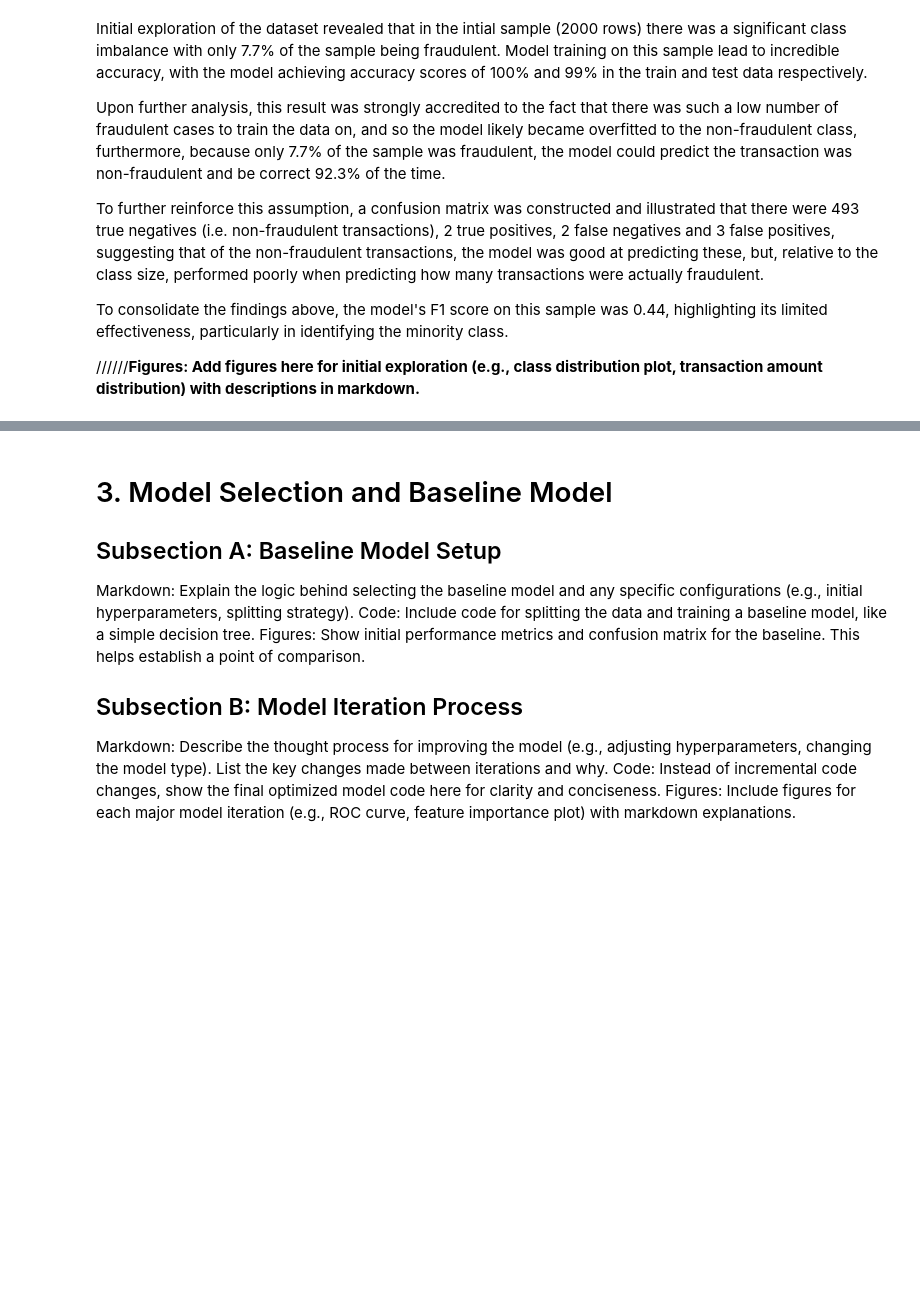
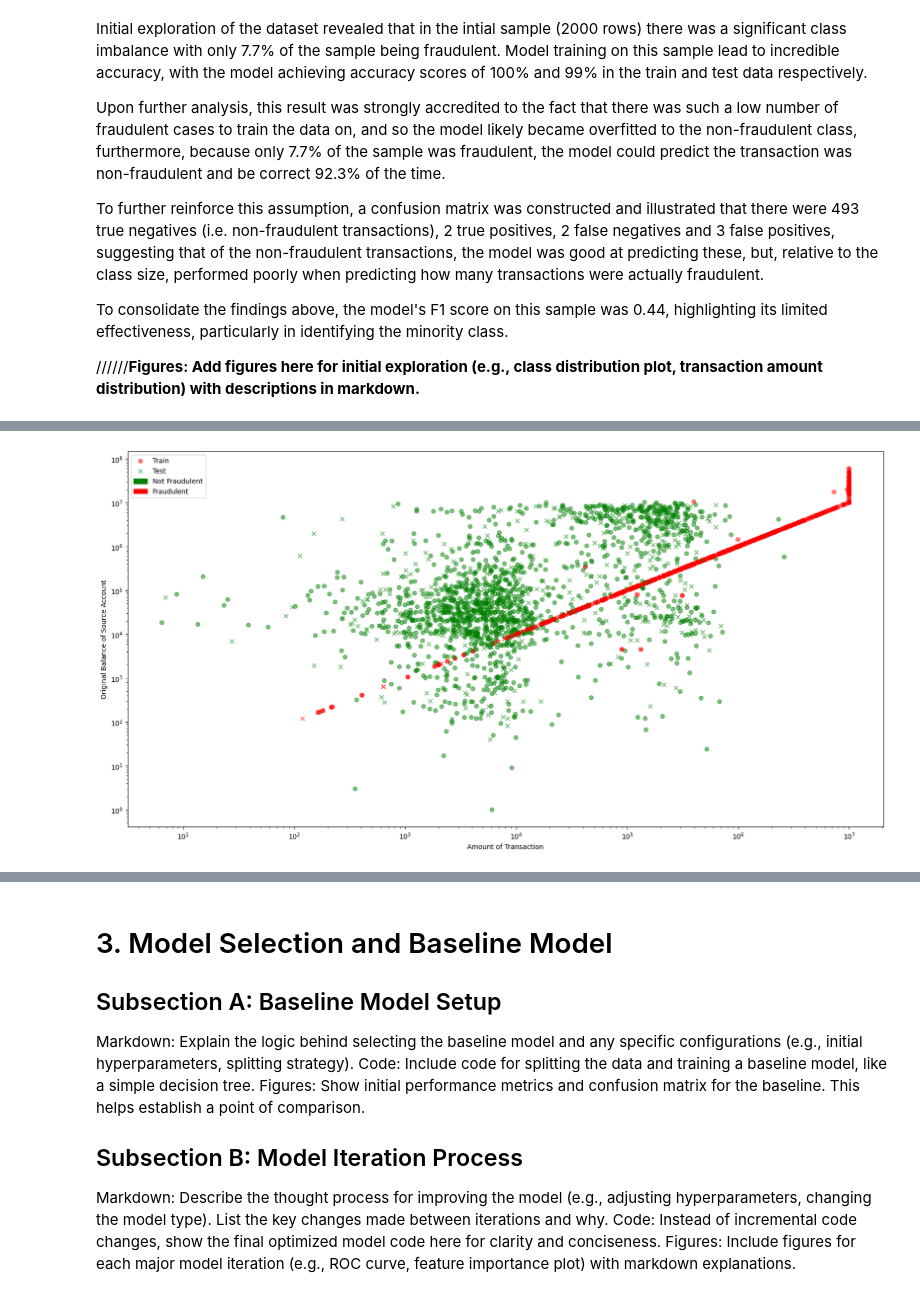
Before and after one commit to andrewa1270/ml-fraud-detector, a Jupyter notebook: project_final_draft.ipynb, the cells around one changed output, grey strips where cells are left out. Drawn from its saved outputs; the diff is of its cells as text; code cells hidden in the pictures; blank space fills up the shorter version.

Commit message:
evenly splitting upper and lower bound outlieers between train and test

```diff
--- a/project_final_draft.ipynb
+++ b/project_final_draft.ipynb
@@ -122,0 +164,39 @@ proportionate_dataset = proportionate_dataset.sample(frac=1, random_state=42).re
+# %%
+
+# Evenly split outliers into training and testing sets
+train_data = pd.concat([train_proportionate_dataset, train_outliers],ignore_index=True)
+test_data = pd.concat([test_proportionate_dataset, test_outliers],ignore_index=True)
+# %%
+# Split the data intended for training into input and output
+#input
+x_for_train = train_data.drop("isFraud", axis='columns')
+
+#output
+y_for_train = train_data["isFraud"]
+
+# Remove obselete columns
+x_for_train = x_for_train.drop(["nameOrig", "nameDest"], axis="columns")
+
+x_train1,x_test1,y_train1,y_test1 = train_test_split(x_for_train,y_for_train, stratify=y_for_train)
+# %%
+# Split the data intended for testing into input and output
+#input
+x_for_test = test_data.drop("isFraud", axis='columns')
+
+#output
+y_for_test = test_data["isFraud"]
+
+# Remove obselete columns
+x_for_test = x_for_test.drop(["nameOrig", "nameDest"], axis="columns")
+
+x_train2,x_test2,y_train2,y_test2 = train_test_split(x_for_test,y_for_test, stratify=y_for_test)
+# %%
+# Join the two sets of splits
+x_train = pd.concat([x_train1, x_train2],ignore_index=True)
+x_test = pd.concat([x_test1, x_test2],ignore_index=True)
+y_train = pd.concat([y_train1, y_train2],ignore_index=True)
+y_test = pd.concat([y_test1, y_test2],ignore_index=True)
+# %%
+create_scatter(x_train, y_train, x_test, y_test)
+# %% [output]
+[figure, added]
```
Also changed, not shown: parts of 8 cells of this notebook, 1 other file.
